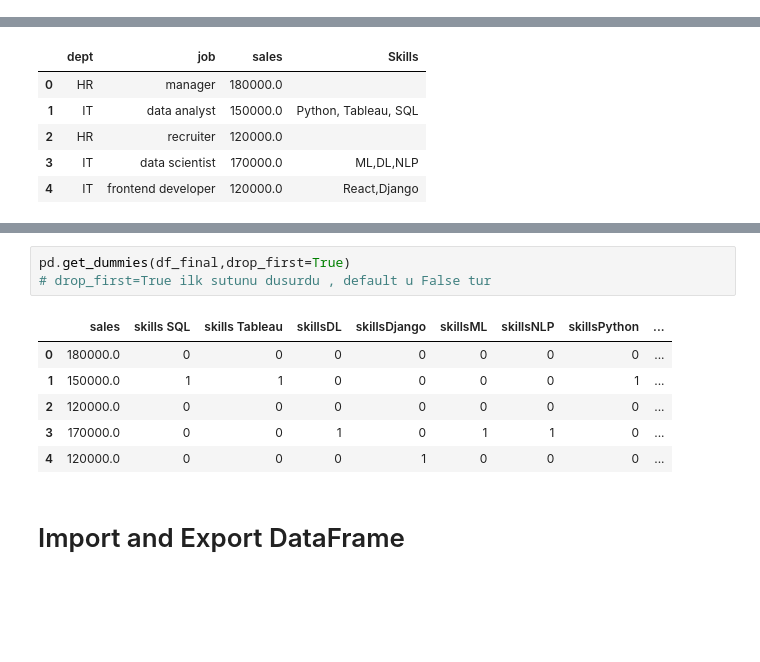
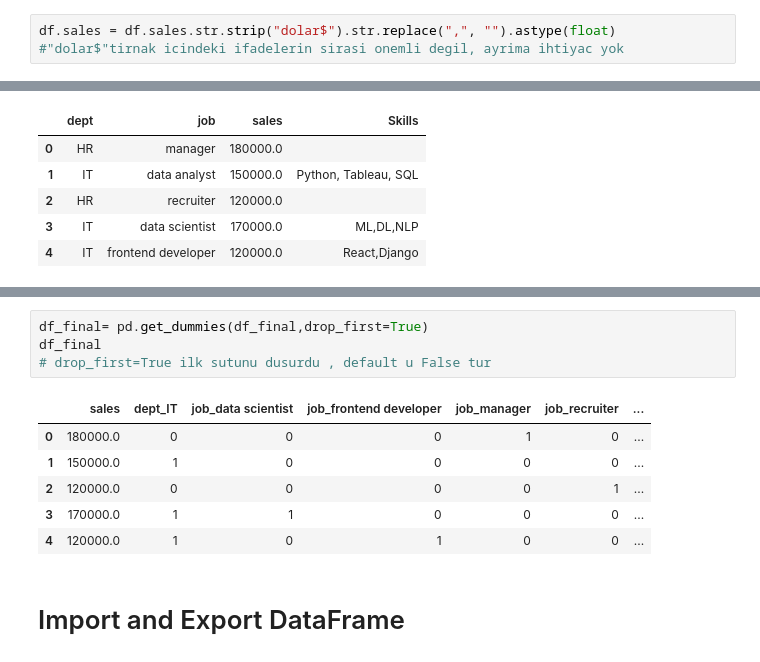
Before and after one commit to hanifehazirlar/Numpy-Pandas, a Jupyter notebook: Pandas/Pandas_Pre_Class_6 (Text_and_Time_Data) 11.04.23.ipynb, the cells around one changed output, grey strips where cells are left out. Cells and saved outputs as stored; diff of their text form; blank space fills up the shorter version.

```diff
--- a/Pandas/Pandas_Pre_Class_6 (Text_and_Time_Data) 11.04.23.ipynb
+++ b/Pandas/Pandas_Pre_Class_6 (Text_and_Time_Data) 11.04.23.ipynb
@@ -257,6 +255,9 @@ Name: sales, dtype: object
 # %%
 df.sales = df.sales.str.strip("$ dolar").str.replace(",", "").astype(float)
 # bu sekilde numeric olmayan sutunumuzdaki sayisal ifadelerin disindaki herseyi temzledik ve data turunu floata cevirdik
+# %%
+df.sales = df.sales.str.strip("dolar$").str.replace(",", "").astype(float)
+#"dolar$"tirnak icindeki ifadelerin sirasi onemli degil, ayrima ihtiyac yok
 # %%
 df
 # %% [output]
@@ -567,13 +587,14 @@ pd.get_dummies(df_final)
 # %%
-pd.get_dummies(df_final,drop_first=True)
+df_final= pd.get_dummies(df_final,drop_first=True)
+df_final
 # drop_first=True ilk sutunu dusurdu , default u False tur
 # %% [output]
-|  | sales | skills SQL | skills Tableau | skillsDL | skillsDjango | skillsML | skillsNLP | skillsPython | ... |
-| 0 | 180000.0 | 0 | 0 | 0 | 0 | 0 | 0 | 0 | ... |
-| 1 | 150000.0 | 1 | 1 | 0 | 0 | 0 | 0 | 1 | ... |
-| 2 | 120000.0 | 0 | 0 | 0 | 0 | 0 | 0 | 0 | ... |
-| 3 | 170000.0 | 0 | 0 | 1 | 0 | 1 | 1 | 0 | ... |
-| 4 | 120000.0 | 0 | 0 | 0 | 1 | 0 | 0 | 0 | ... |
+|  | sales | dept_IT | job_data scientist | job_frontend developer | job_manager | job_recruiter | ... |
+| 0 | 180000.0 | 0 | 0 | 0 | 1 | 0 | ... |
+| 1 | 150000.0 | 1 | 0 | 0 | 0 | 0 | ... |
+| 2 | 120000.0 | 0 | 0 | 0 | 0 | 1 | ... |
+| 3 | 170000.0 | 1 | 1 | 0 | 0 | 0 | ... |
+| 4 | 120000.0 | 1 | 0 | 1 | 0 | 0 | ... |
 # %% [markdown]
 # Import and Export DataFrame
 # %%
```
Also changed, not shown: parts of 14 cells of this notebook, 4 other files.
